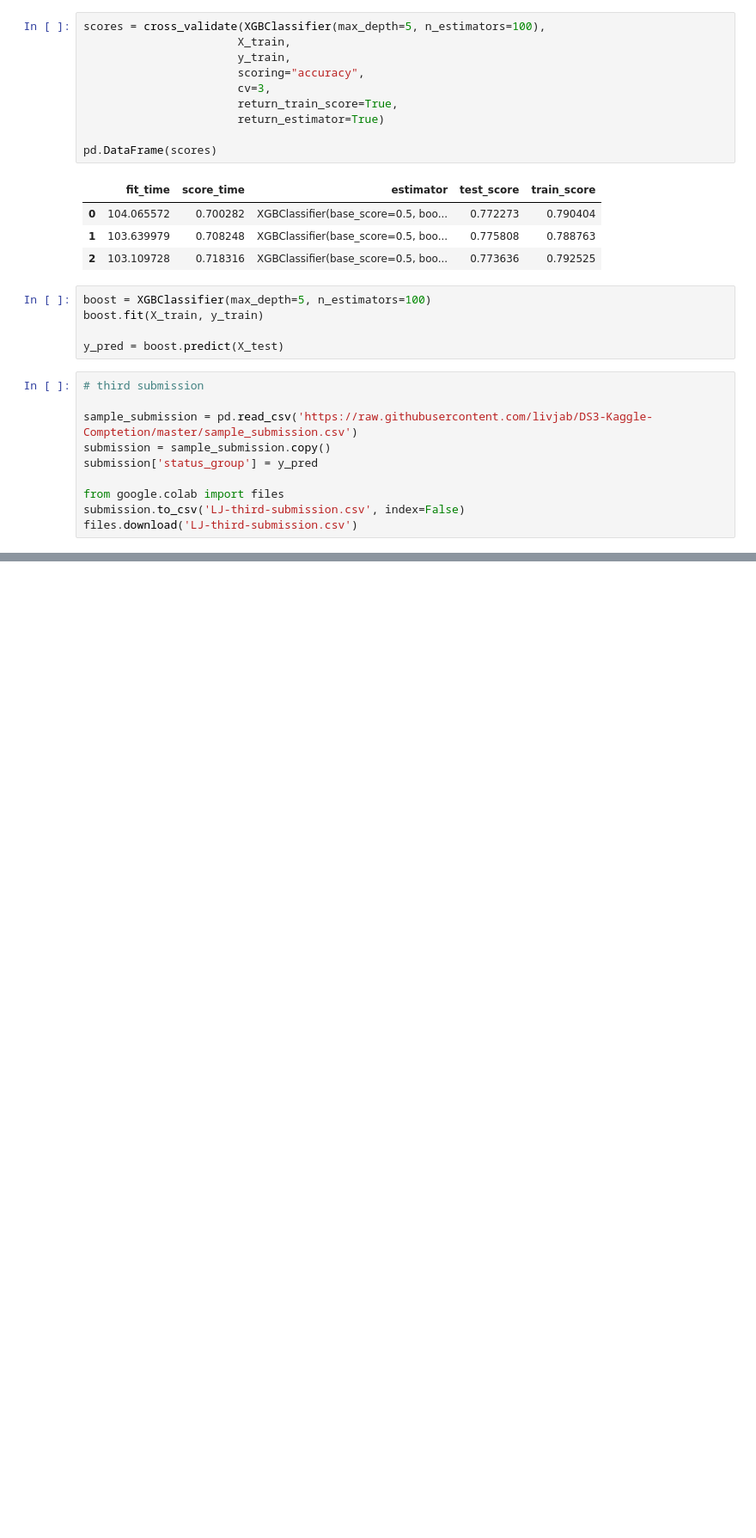
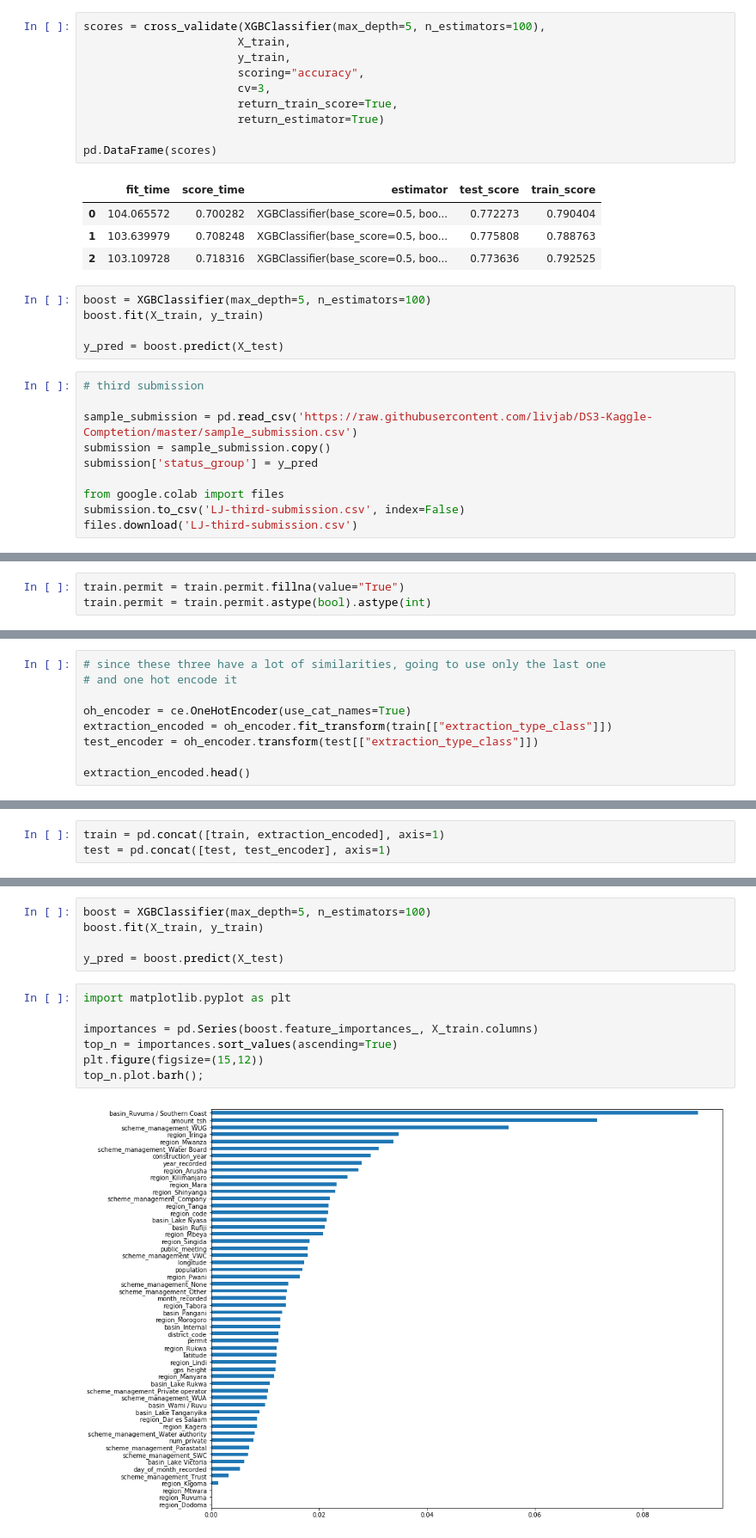
Before and after one commit to livjab/DS3-Kaggle-Comptetion, a Jupyter notebook: LJ_DS3_Kaggle_Competition.ipynb, the cells around one changed output, grey strips where cells are left out. Shown: that part at 86% size. Saved outputs shown, nothing was run; the diff lists cells and outputs as text; blank space fills up the shorter version.

```diff
--- a/LJ_DS3_Kaggle_Competition.ipynb
+++ b/LJ_DS3_Kaggle_Competition.ipynb
@@ -303,0 +511,3 @@ files.download('LJ-third-submission.csv')
+# %%
+train.permit = train.permit.fillna(value="True")
+train.permit = train.permit.astype(bool).astype(int)
@@ -303,0 +571,9 @@ files.download('LJ-third-submission.csv')
+# %%
+# since these three have a lot of similarities, going to use only the last one
+# and one hot encode it
+
+oh_encoder = ce.OneHotEncoder(use_cat_names=True)
+extraction_encoded = oh_encoder.fit_transform(train[["extraction_type_class"]])
+test_encoder = oh_encoder.transform(test[["extraction_type_class"]])
+
+extraction_encoded.head()
@@ -303,0 +587,3 @@ files.download('LJ-third-submission.csv')
+# %%
+train = pd.concat([train, extraction_encoded], axis=1)
+test = pd.concat([test, test_encoder], axis=1)
@@ -303,0 +655,14 @@ files.download('LJ-third-submission.csv')
+# %%
+boost = XGBClassifier(max_depth=5, n_estimators=100)
+boost.fit(X_train, y_train)
+
+y_pred = boost.predict(X_test)
+# %%
+import matplotlib.pyplot as plt
+
+importances = pd.Series(boost.feature_importances_, X_train.columns)
+top_n = importances.sort_values(ascending=True)
+plt.figure(figsize=(15,12))
+top_n.plot.barh();
+# %% [output]
+[figure, added]
```
Also changed, not shown: parts of 56 cells of this notebook.
